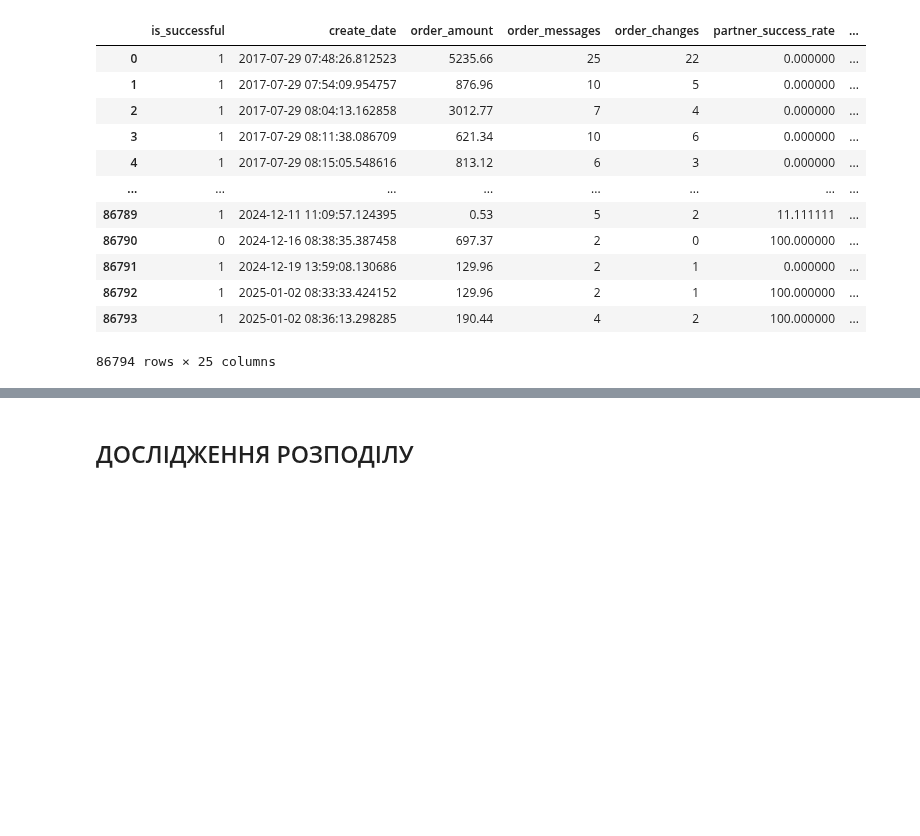
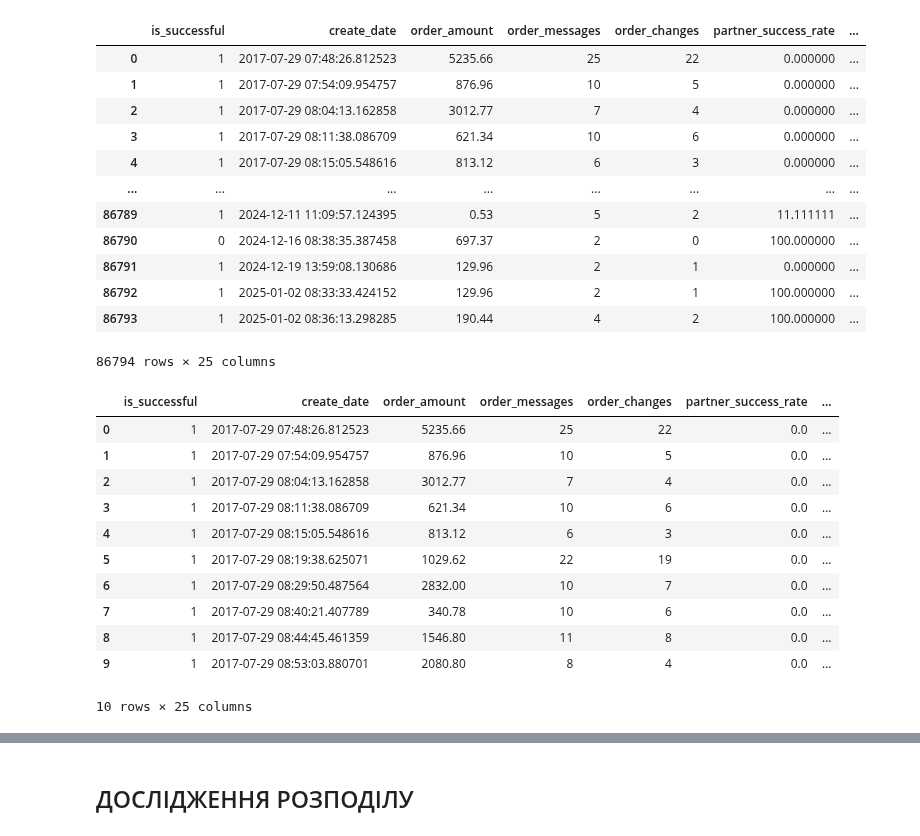
Before and after one commit to SerhiiMiroshnychenko/ScientificCalculations, a Jupyter notebook: PaperS/Paper1/DATA-PREPROCESSING.ipynb, the cells around one changed output, grey strips where cells are left out. Drawn from its saved outputs; the diff is of its cells as text; code cells hidden in the pictures; blank space fills up the shorter version.

```diff
--- a/PaperS/Paper1/DATA-PREPROCESSING.ipynb
+++ b/PaperS/Paper1/DATA-PREPROCESSING.ipynb
@@ -25,3 +25,18 @@ data
 | 86792 | 1 | 2025-01-02 08:33:33.424152 | 129.96 | 2 | 1 | 100.000000 | ... |
 | 86793 | 1 | 2025-01-02 08:36:13.298285 | 190.44 | 4 | 2 | 100.000000 | ... |
 86794 rows × 25 columns
+# %%
+data.head(10)
+# %% [output]
+|  | is_successful | create_date | order_amount | order_messages | order_changes | partner_success_rate | ... |
+| 0 | 1 | 2017-07-29 07:48:26.812523 | 5235.66 | 25 | 22 | 0.0 | ... |
+| 1 | 1 | 2017-07-29 07:54:09.954757 | 876.96 | 10 | 5 | 0.0 | ... |
+| 2 | 1 | 2017-07-29 08:04:13.162858 | 3012.77 | 7 | 4 | 0.0 | ... |
+| 3 | 1 | 2017-07-29 08:11:38.086709 | 621.34 | 10 | 6 | 0.0 | ... |
+| 4 | 1 | 2017-07-29 08:15:05.548616 | 813.12 | 6 | 3 | 0.0 | ... |
+| 5 | 1 | 2017-07-29 08:19:38.625071 | 1029.62 | 22 | 19 | 0.0 | ... |
+| 6 | 1 | 2017-07-29 08:29:50.487564 | 2832.00 | 10 | 7 | 0.0 | ... |
+| 7 | 1 | 2017-07-29 08:40:21.407789 | 340.78 | 10 | 6 | 0.0 | ... |
+| 8 | 1 | 2017-07-29 08:44:45.461359 | 1546.80 | 11 | 8 | 0.0 | ... |
+| 9 | 1 | 2017-07-29 08:53:03.880701 | 2080.80 | 8 | 4 | 0.0 | ... |
+10 rows × 25 columns
```
Also changed, not shown: parts of 10 cells of this notebook.
